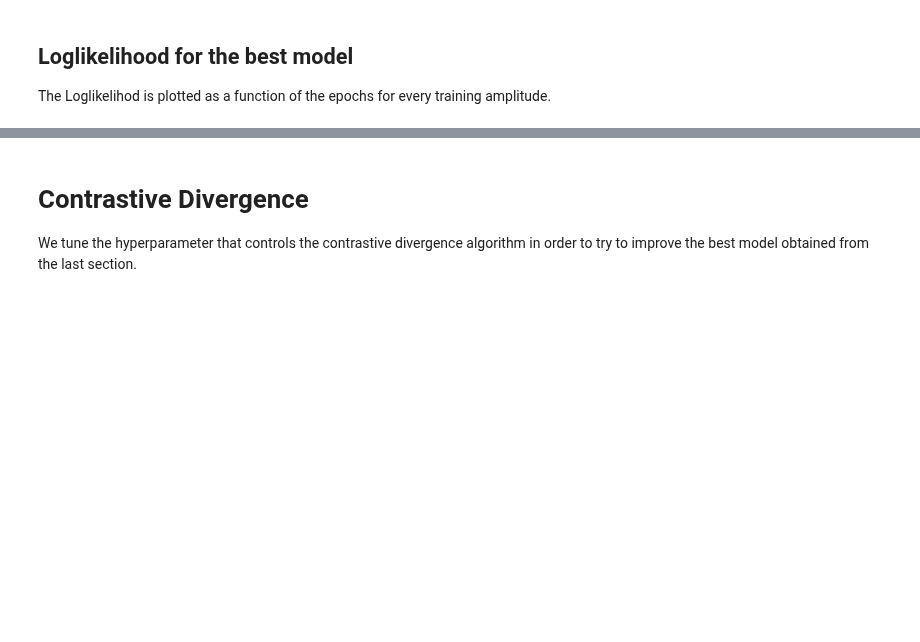
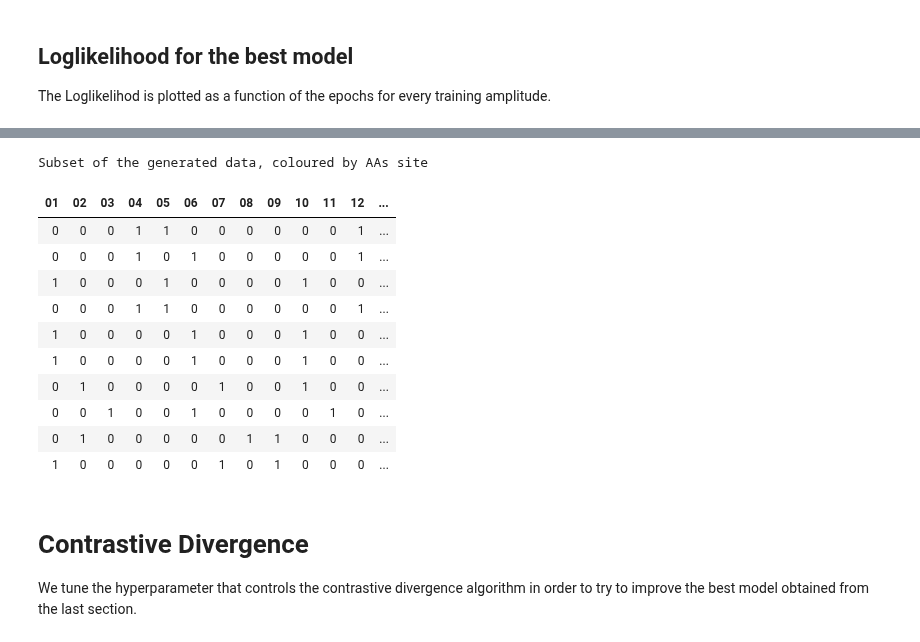
Before and after one commit to threeblueonebrowneyes/lcpb-homework, a Jupyter notebook: HW_02/Unified_group2305_exercise2.ipynb, the cells around one changed output, grey strips where cells are left out. Cells and saved outputs as stored; diff of their text form; code cells hidden in the pictures; blank space fills up the shorter version.

```diff
--- a/HW_02/Unified_group2305_exercise2.ipynb
+++ b/HW_02/Unified_group2305_exercise2.ipynb
@@ -662,13 +678,16 @@ We plot the weights $w_{i\mu}$ of each hidden unit $\mu$ for the best model in a
 # %% [markdown]
 ## Load model and plot the weigths
 # %%
-file_name='Models/RMSprop_02_1_spin.npz' # the best training so far
+file_name='Models/RMSprop_015_1_spin.npz' # the best training so far
+amp_best_model = 0.15
 
-model = np.load(file_name)
-w = model['w']
-a = model['a']
-b = model['b']
+rbm.load_model(file_name)
+
+w = rbm.w
+a = rbm.a
+b = rbm.a
 
 n_ammino = 5
 n_sub_ammino = 4
 n_hidden = M
+L = 20
@@ -797,28 +801,44 @@ TypeError: gen_fantasy() got an unexpected keyword argument 'Amp'
+# %%
+#generate the fantasy protein
+vf= rbm.gen_fantasy(v0, Amp_gen=0.2)
 # %%
 N_subset=10 #length of the subset considered
 
-Results are more readable in terms of 0 and 1
+#Results are more readable in terms of 0 and 1
 if spin:
     vf=((vf)+1)//2
 
 #Select the data frame
 df=pd.DataFrame.sample(pd.DataFrame(vf), N_subset)
 df = df.reset_index(drop=True)
 df.columns=['01','02','03', '04', '05', '06', '07', '08', '09',
             '10', '11', '12', '13', '14', '15',
             '16', '17', '18', '19', '20']
 
 
 
 #Apply the style to the print
 t=[i for i in range(N_subset)]
 df.style.apply(
    lambda x: ['background-color: {}'.format("#FFAB06") for i in t],
    subset=['01','02','03','04', '09','10','11','12', '17','18','19', '20' ]
 )\
 .hide(axis='index')\
 .set_caption('Subset of the generated data, coloured by AAs site')\
 .set_properties(**{'font-size': '11pt'})
+# %% [output]
+Subset of the generated data, coloured by AAs site
+| 01 | 02 | 03 | 04 | 05 | 06 | 07 | 08 | 09 | 10 | 11 | 12 | ... |
+| 0 | 0 | 0 | 1 | 1 | 0 | 0 | 0 | 0 | 0 | 0 | 1 | ... |
+| 0 | 0 | 0 | 1 | 0 | 1 | 0 | 0 | 0 | 0 | 0 | 1 | ... |
+| 1 | 0 | 0 | 0 | 1 | 0 | 0 | 0 | 0 | 1 | 0 | 0 | ... |
+| 0 | 0 | 0 | 1 | 1 | 0 | 0 | 0 | 0 | 0 | 0 | 1 | ... |
+| 1 | 0 | 0 | 0 | 0 | 1 | 0 | 0 | 0 | 1 | 0 | 0 | ... |
+| 1 | 0 | 0 | 0 | 0 | 1 | 0 | 0 | 0 | 1 | 0 | 0 | ... |
+| 0 | 1 | 0 | 0 | 0 | 0 | 1 | 0 | 0 | 1 | 0 | 0 | ... |
+| 0 | 0 | 1 | 0 | 0 | 1 | 0 | 0 | 0 | 0 | 1 | 0 | ... |
+| 0 | 1 | 0 | 0 | 0 | 0 | 0 | 1 | 1 | 0 | 0 | 0 | ... |
+| 1 | 0 | 0 | 0 | 0 | 0 | 1 | 0 | 1 | 0 | 0 | 0 | ... |
 # %% [markdown]
 # Contrastive Divergence
 We tune the hyperparameter that controls the contrastive divergence algorithm in order to try to improve the best model obtained from the last section.
```
Also changed, not shown: parts of 28 cells of this notebook.
